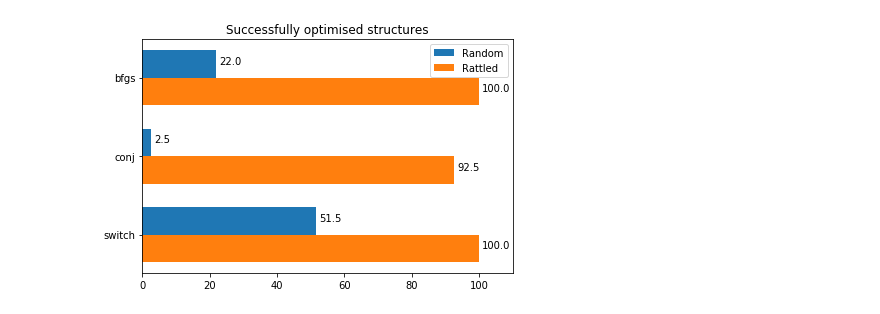
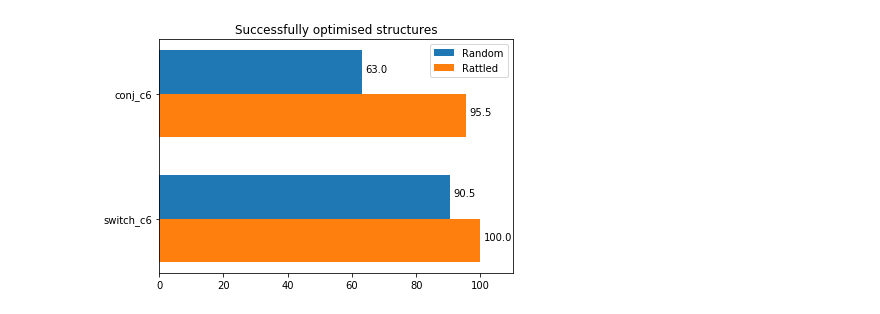
Before and after one commit to sanantoniochili/Switch_Implementation, a Jupyter notebook: Read Results.ipynb, the cells around one changed output. Cells and saved outputs as stored; diff of their text form; code cells hidden in the pictures.

Commit message:
Updating plots

```diff
--- a/Read Results.ipynb
+++ b/Read Results.ipynb
@@ -4,9 +4,9 @@ import pandas as pd
 import numpy as np
 import matplotlib.pyplot as plt
 
-filename = 'results2.csv'
-test_dir = 'tests/test2'
-FORMAT = '.png'
+filename = 'results3.csv'
+test_dir = 'tests/test3'
+FORMAT = 'pdf'
 
 ''' Merge csv files '''
 
@@ -59,7 +59,7 @@ rat_succ_list = []
 totals = {}
 
 
-df = pd.read_csv(filename, skipinitialspace=True)
+# df = pd.read_csv(filename, skipinitialspace=True)
 labels = list(df['method'].unique())
 dicts = {}
 
@@ -83,35 +83,35 @@ for method in labels:
 	rat_succ_list.append(rat_perc)
 
 ''' Plot '''
 
 y = np.arange(len(labels))  # the label locations
 width = 0.35  # the width of the bars
 
 fig, ax = plt.subplots()
 
 rects1 = ax.barh(y - width/2, ran_succ_list, width, label='Random') # x% per init category
 rects2 = ax.barh(y + width/2, rat_succ_list, width, label='Rattled')
 
 # Add some text for labels, title and custom x-axis tick labels, etc.
 for i, v in enumerate(ran_succ_list):
 	ax.text(v + 1, i - width/2, str(v))
 
 for i, v in enumerate(rat_succ_list):
 	ax.text(v + 1, i + width/2, str(v))
 
 ax.set_title('Successfully optimised structures')
 ax.set_xlim(0,110)
 ax.set_yticks(y)
 ax.set_yticklabels(labels)
 ax.invert_yaxis()  # labels read top-to-bottom
 ax.legend()
 
 fig.tight_layout()
 
-plt.savefig(test_dir+'/OptSucc1', format=FORMAT)
+plt.savefig(test_dir+'/OptSucc', format=FORMAT)
 plt.show()
 # %% [output]
-[figure, old version]
+[figure, new version]
 # %%
 ''' Optimisation time per method (diff no. of total structures) '''
 
```
Also changed, not shown: parts of 4 cells of this notebook.
